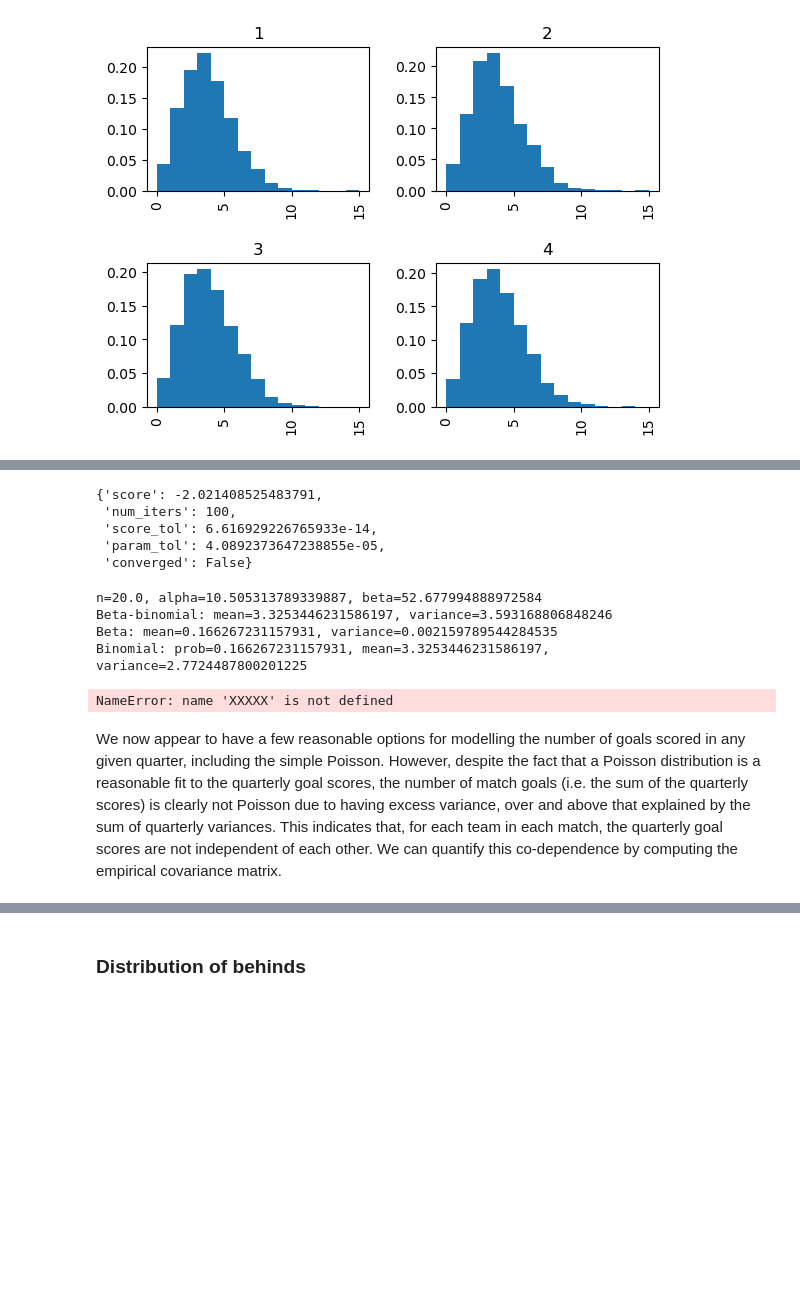
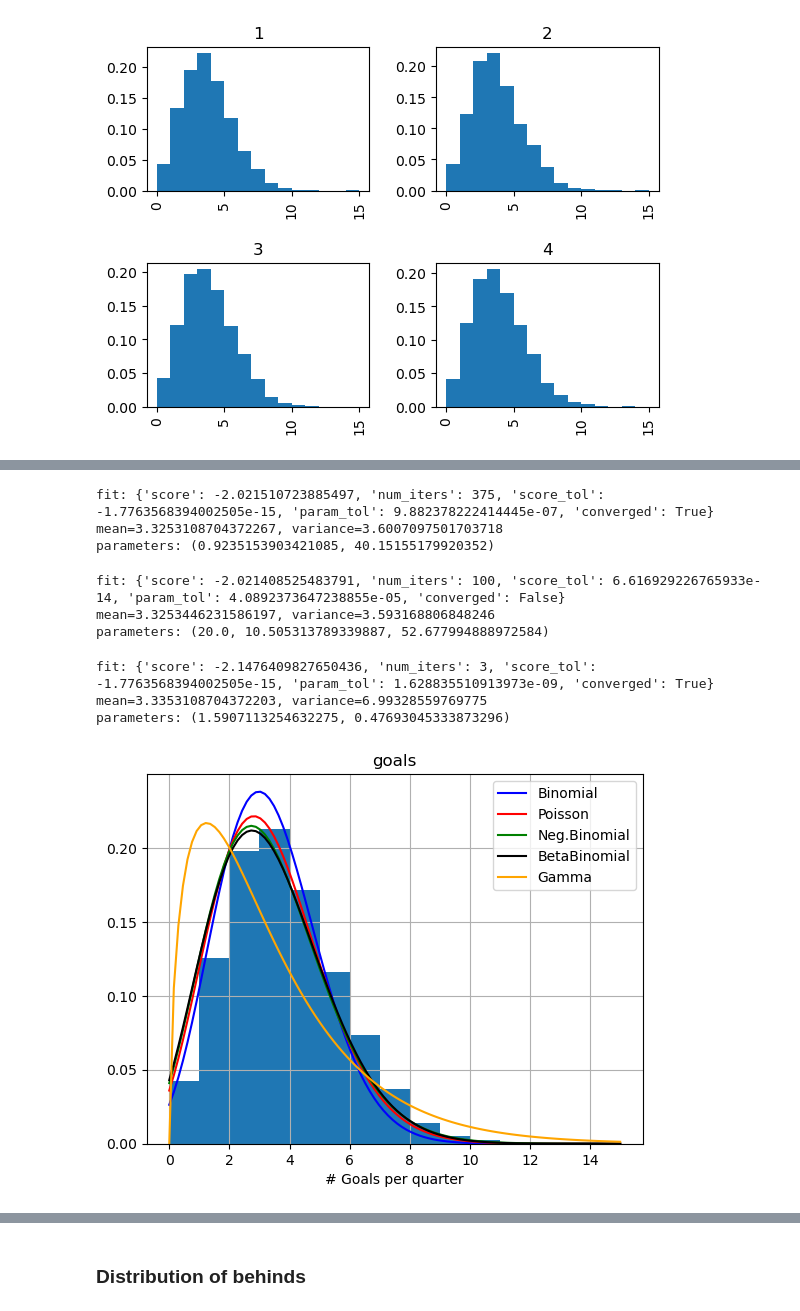
Before and after one commit to gaj67/gaj-data-science, a Jupyter notebook: AFL/notebooks/4_data_analysis.ipynb, the cells around one changed output, grey strips where cells are left out. Drawn from its saved outputs; the diff is of its cells as text; code cells hidden in the pictures; blank space fills up the shorter version.

```diff
--- a/AFL/notebooks/4_data_analysis.ipynb
+++ b/AFL/notebooks/4_data_analysis.ipynb
@@ -521,56 +501,46 @@ mean=3.325310870437226, variance=2.772426251184827
+# %%
+nbd = fit_model(NegBinomialDistribution(), quarterly_goals)
+q_prob, q_alpha = nbd.get_parameters()
+q_beta = 0.25 * m_prob / (1 - m_prob)
+# %% [output]
+fit: {'score': -2.021510723885497, 'num_iters': 375, 'score_tol': -1.7763568394002505e-15, 'param_tol': 9.882378222414445e-07, 'converged': True}
+mean=3.3253108704372267, variance=3.6007097501703718
+parameters: (0.9235153903421085, 40.15155179920352)
 # %%
-bbd = BetaBinomialDistribution(20)
-bbd.fit(all_goals)
+bbd = fit_model(BetaBinomialDistribution(MINUTES_PER_QUARTER), quarterly_goals)
 # %% [output]
-{'score': -2.021408525483791,
- 'num_iters': 100,
- 'score_tol': 6.616929226765933e-14,
- 'param_tol': 4.0892373647238855e-05,
- 'converged': False}
+fit: {'score': -2.021408525483791, 'num_iters': 100, 'score_tol': 6.616929226765933e-14, 'param_tol': 4.0892373647238855e-05, 'converged': False}
+mean=3.3253446231586197, variance=3.593168806848246
+parameters: (20.0, 10.505313789339887, 52.677994888972584)
-# %%
-n, alpha, beta = bbd.get_parameters()
-print(f"n={n}, alpha={alpha}, beta={beta}")
-mu = bbd.mean()
-sigsq = bbd.variance()
-print(f"Beta-binomial: mean={mu}, variance={sigsq}")
-theta = alpha / (alpha + beta)
-mu = theta
-sigsq = mu * (1 - mu) / (alpha + beta + 1)
-print(f"Beta: mean={mu}, variance={sigsq}")
-mu = n * theta
-sigsq = mu * (1 - theta)
-print(f"Binomial: prob={theta}, mean={mu}, variance={sigsq}")
-# %% [output]
-n=20.0, alpha=10.505313789339887, beta=52.677994888972584
-Beta-binomial: mean=3.3253446231586197, variance=3.593168806848246
-Beta: mean=0.166267231157931, variance=0.002159789544284535
-Binomial: prob=0.166267231157931, mean=3.3253446231586197, variance=2.7724487800201225
-# %%
-XXXXX
-# %% [output]
-NameError: name 'XXXXX' is not defined
+# %%
+gmd = fit_model(GammaDistribution(), quarterly_goals + 0.01)
+# %% [output]
+fit: {'score': -2.1476409827650436, 'num_iters': 3, 'score_tol': -1.7763568394002505e-15, 'param_tol': 1.628835510913973e-09, 'converged': True}
+mean=3.3353108704372203, variance=6.99328559769775
+parameters: (1.5907113254632275, 0.47693045333873296)
 # %%
 # Observed values are integer:
-#x_values = np.arange(np.max(all_goals) + 1)
+#x_values = np.arange(np.max(quarterly_goals) + 1)
 # But use real values for visual smoothness:
-x_values = np.linspace(min(all_goals), max(all_goals), 100)
+x_values = np.linspace(min(quarterly_goals), max(quarterly_goals), 100)
 
 y_values_psd = np.exp(psd.log_prob(x_values))
 y_values_nbd = np.exp(nbd.log_prob(x_values))
 y_values_bnd = np.exp(bnd.log_prob(x_values))
 y_values_bbd = np.exp(bbd.log_prob(x_values))
+y_values_gmd = np.exp(gmd.log_prob(x_values))
 # %%
+df_goals = pd.DataFrame(quarterly_goals, columns=["goals"])
+bins = list(range(max(quarterly_goals) + 1))
 res = df_goals.hist("goals", bins=bins, density=True)
 ax = res[0][0]
+res = ax.plot(x_values, y_values_bnd, 'b')
 res = ax.plot(x_values, y_values_psd, 'r')
 res = ax.plot(x_values, y_values_nbd, 'g')
-res = ax.plot(x_values, y_values_bnd, 'b')
 res = ax.plot(x_values, y_values_bbd, 'k')
-plt.legend(['Poisson', 'NegBinomial', 'Binomial', 'BetaBinomial'])
+res = ax.plot(x_values, y_values_gmd, 'orange')
+plt.legend(['Binomial', 'Poisson', 'Neg.Binomial', 'BetaBinomial', 'Gamma'])
 plt.xlabel("# Goals per quarter")
 plt.show()
+# %% [output]
+[figure, added]
-# %% [markdown]
-We now appear to have a few reasonable options for modelling the number of goals scored in any given quarter, including the simple Poisson.
-However, despite the fact that a Poisson distribution is a reasonable fit to the quarterly goal scores, the number of match goals (i.e. the sum of the quarterly scores) is clearly not Poisson due to having excess variance,
-over and above that explained by the sum of quarterly variances.
-This indicates that, for each team in each match, the quarterly goal scores are not independent of each other. We can quantify this co-dependence by computing the empirical covariance matrix.
```
Also changed, not shown: parts of 84 cells of this notebook, 2 other files.
